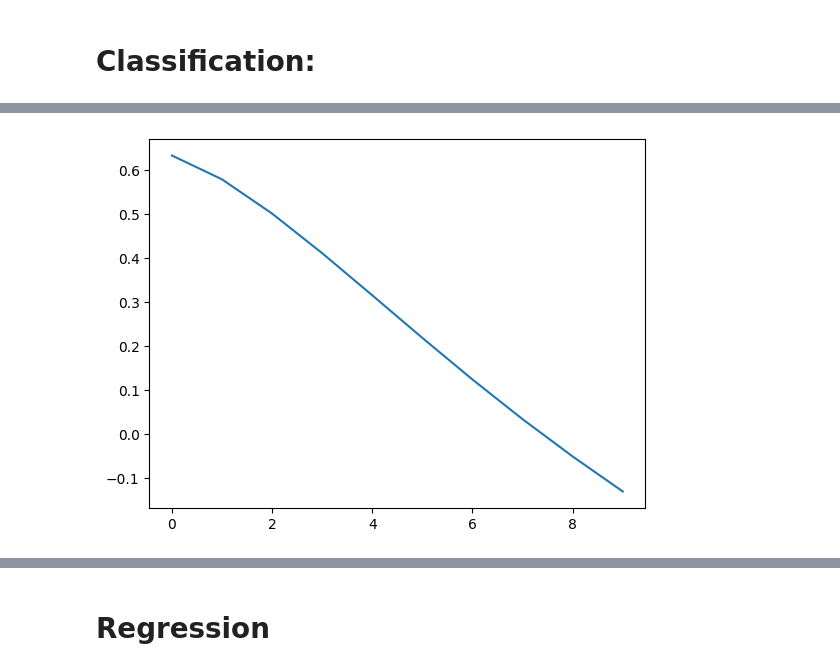
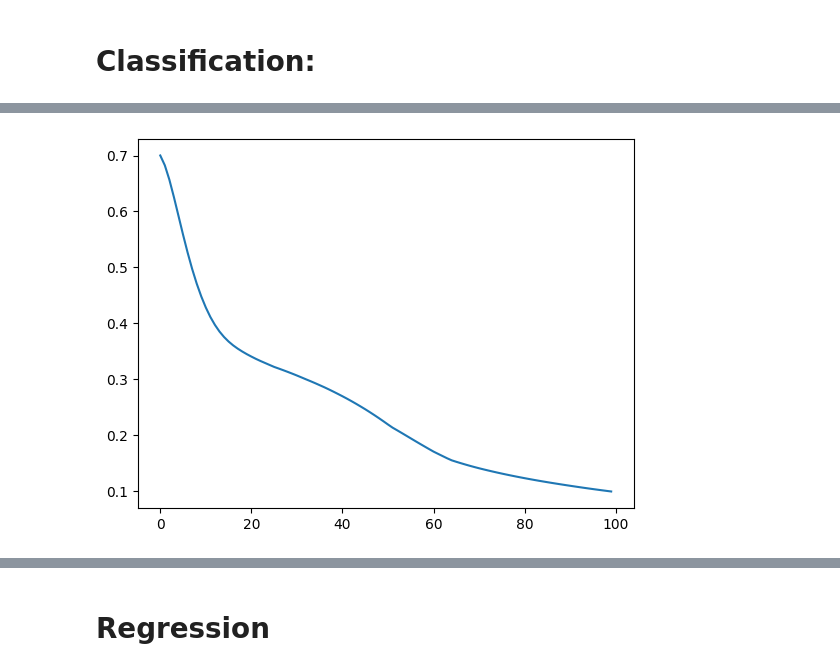
Before and after one commit to HanaeELMEKKI/COMP-6321-Assignment-1, a Jupyter notebook: Question3/Implementation_Question_3.ipynb, the cells around one changed output, grey strips where cells are left out. Drawn from its saved outputs; the diff is of its cells as text; code cells hidden in the pictures.

```diff
--- a/Question3/Implementation_Question_3.ipynb
+++ b/Question3/Implementation_Question_3.ipynb
@@ -27,7 +29,7 @@ df['GENDER'] = label_encoder.fit_transform(df['GENDER'])
 df['LUNG_CANCER'] = label_encoder.fit_transform(df['LUNG_CANCER'])
 # %%
 #Normalization
-df_trn, df_tst = train_test_split( df, test_size=0.3)
+df_trn, df_tst = train_test_split( df, test_size=0.3,random_state=46)
 X_trn = df_trn.drop(columns=['LUNG_CANCER'])
 y_trn = df_trn['LUNG_CANCER']
 
@@ -38,10 +40,10 @@ scaler = StandardScaler()
 X_trn = scaler.fit_transform(X_trn)
 X_tst = scaler.transform(X_tst)
 
-y_trn = scaler.fit_transform(y_trn.values.reshape(-1, 1))
-y_tst = scaler.fit_transform(y_tst.values.reshape(-1, 1))
+#y_trn = scaler.fit_transform(y_trn.values.reshape(-1, 1))
+#y_tst = scaler.fit_transform(y_tst.values.reshape(-1, 1))
 # %%
 X_trn_torch = torch.tensor (X_trn, dtype=torch.float32)
-y_trn_torch = torch.tensor (y_trn, dtype=torch.float32).reshape(-1,1)
+y_trn_torch = torch.tensor (y_trn.values, dtype=torch.float32).reshape(-1,1)
 X_tst_torch = torch.tensor (X_tst, dtype=torch.float32)
-y_tst_torch = torch.tensor (y_tst, dtype=torch.float32).reshape(-1,1)
+y_tst_torch = torch.tensor (y_tst.values, dtype=torch.float32).reshape(-1,1)
@@ -59,12 +50,25 @@ model = nn.Sequential(
 # %%
+# Define the Model
+model = nn.Sequential(
+    nn.Linear(15, 20),
+    nn.ReLU(),
+    nn.Linear(20, 10),
+    nn.ReLU(),
+    nn.Linear(10, 5),
+    nn.ReLU(),
+    nn.Linear(5, 1),
+)
+
 # Train the model
-torch.manual_seed(0)
+seed = 0
+torch.manual_seed(seed)
+
 history = []
 loss_bce = nn.BCEWithLogitsLoss()  # Binary Cross Entropy Loss
 optimizer = torch.optim.SGD(model.parameters(), lr=0.01, momentum=0.9)
 
 # Training the model
-epochs = 10
+epochs = 100
 batch_size = 100
 for epoch in range(epochs):
     for i in range(0, len(X_trn), batch_size):
@@ -99 +109 @@ Loss on test set: 0.2728
-[figure, old version]
+[figure, new version]
```
Also changed, not shown: parts of 7 cells of this notebook.
